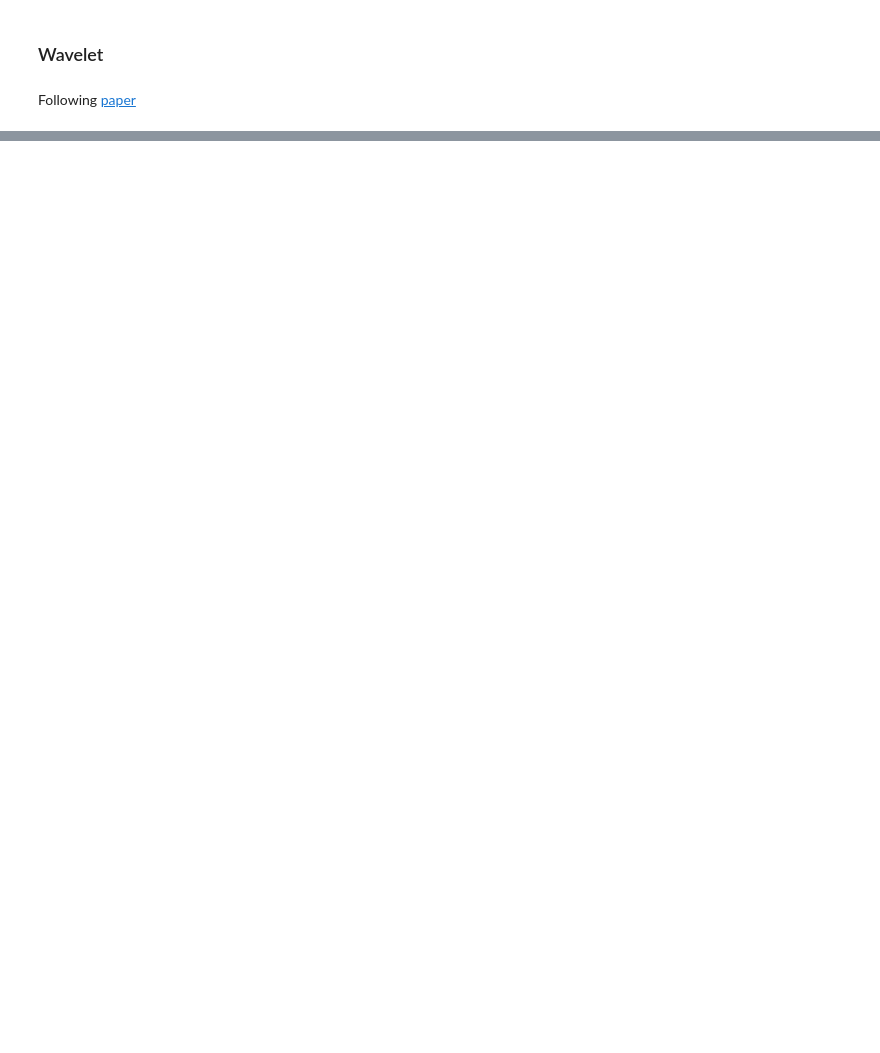
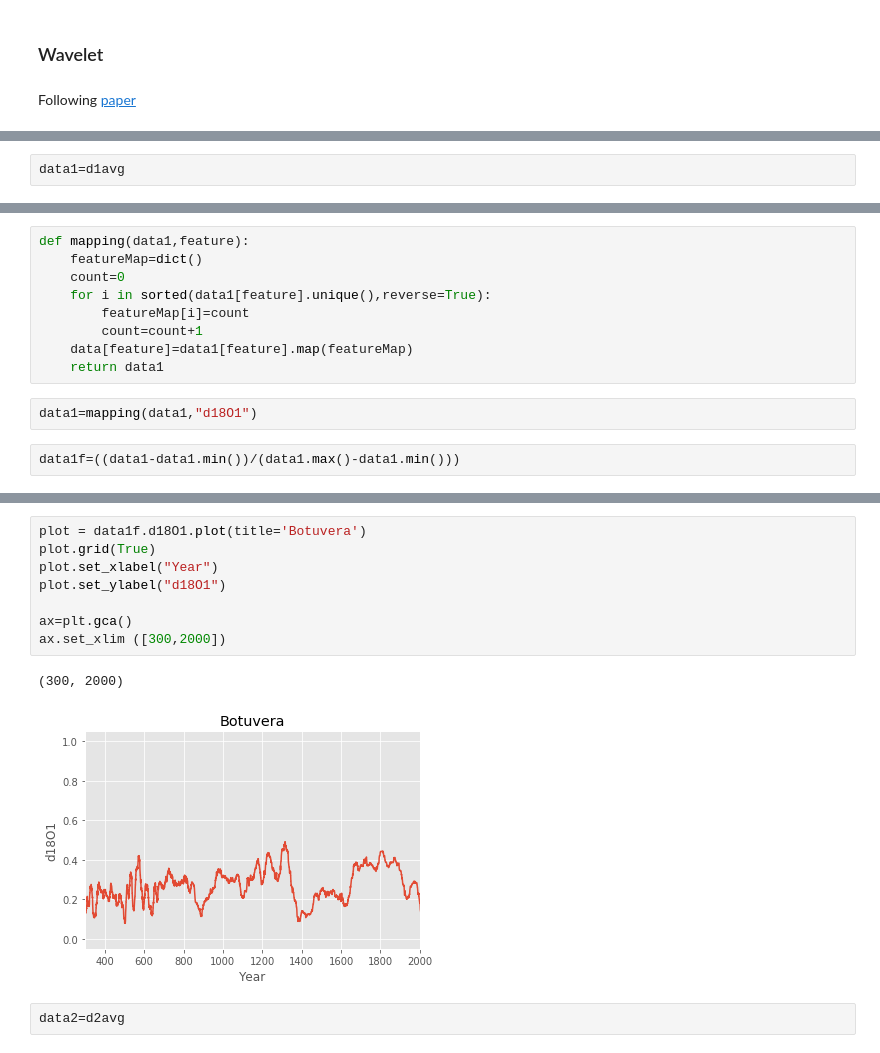
Before and after one commit to maxjel/Proxies, a Jupyter notebook: [CAP394]-dados-Jelena Maksic.ipynb, the cells around one changed output, grey strips where cells are left out. Saved outputs shown, nothing was run; the diff lists cells and outputs as text; blank space fills up the shorter version.

```diff
--- a/[CAP394]-dados-Jelena Maksic.ipynb
+++ b/[CAP394]-dados-Jelena Maksic.ipynb
@@ -134,0 +119,2 @@ Wavelet db3
+# %%
+data1=d1avg
@@ -134,0 +139,13 @@ Wavelet db3
+# %%
+def mapping(data1,feature):
+    featureMap=dict()
+    count=0
+    for i in sorted(data1[feature].unique(),reverse=True):
+        featureMap[i]=count
+        count=count+1
+    data[feature]=data1[feature].map(featureMap)
+    return data1
+# %%
+data1=mapping(data1,"d18O1")
+# %%
+data1f=((data1-data1.min())/(data1.max()-data1.min()))
@@ -134,0 +162,13 @@ Wavelet db3
+# %%
+plot = data1f.d18O1.plot(title='Botuvera')
+plot.grid(True)
+plot.set_xlabel("Year")
+plot.set_ylabel("d18O1")
+
+ax=plt.gca()
+ax.set_xlim ([300,2000])
+# %% [output]
+(300, 2000)
+[figure, added]
+# %%
+data2=d2avg
```
Also changed, not shown: parts of 20 cells of this notebook.
